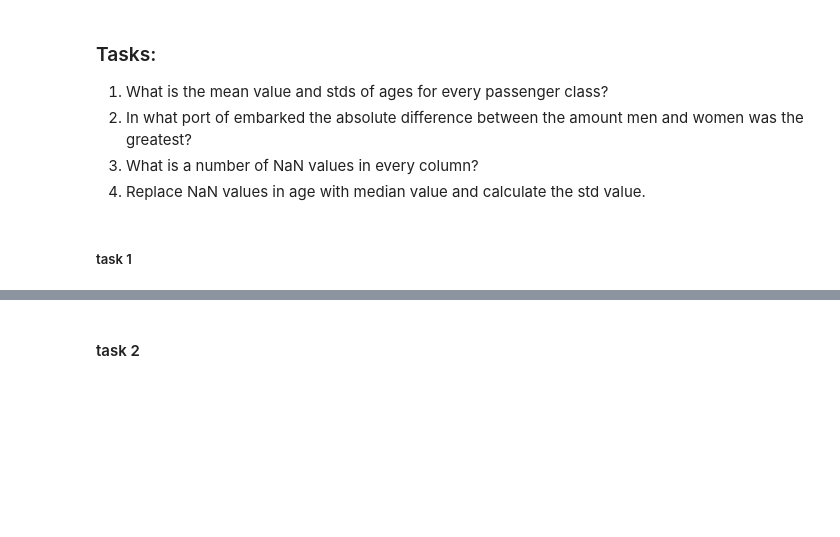
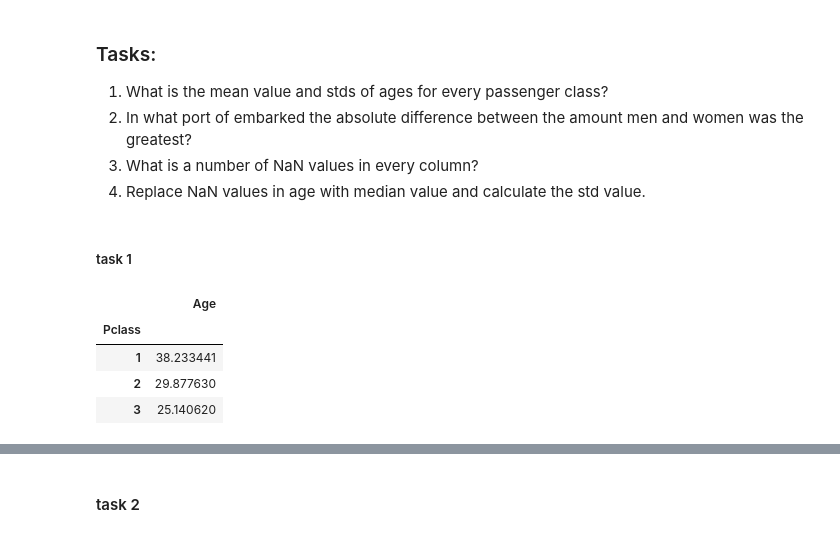
Before and after one commit to adasegroup/ML2025_seminars, a Jupyter notebook: Seminar_01/seminar01-solution.ipynb, the cells around one changed output, grey strips where cells are left out. Cells and saved outputs as stored; diff of their text form; code cells hidden in the pictures; blank space fills up the shorter version.

```diff
--- a/Seminar_01/seminar01-solution.ipynb
+++ b/Seminar_01/seminar01-solution.ipynb
@@ -126,5 +272,11 @@ titanic_dataframe.groupby("Survived").count()
 # %% [markdown]
 ##### task 1
 # %%
-titanic_dataframe.groupby("Pclass").mean()
+titanic_dataframe[["Pclass", "Age"]].groupby("Pclass").mean()
+# %% [output]
+|  | Age |
+| Pclass |  |
+| 1 | 38.233441 |
+| 2 | 29.877630 |
+| 3 | 25.140620 |
 # %%
```
Also changed, not shown: parts of 38 cells of this notebook.
